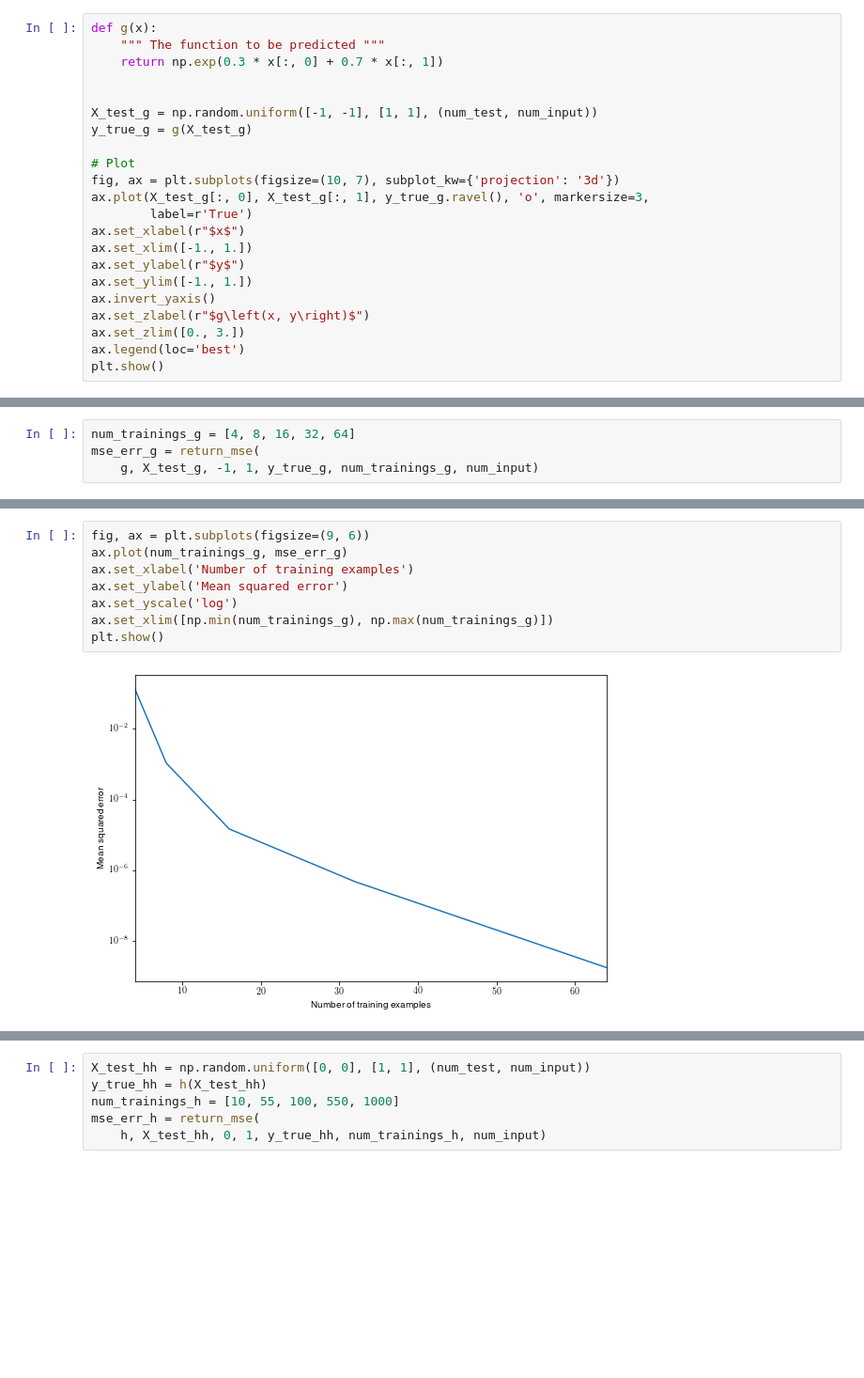
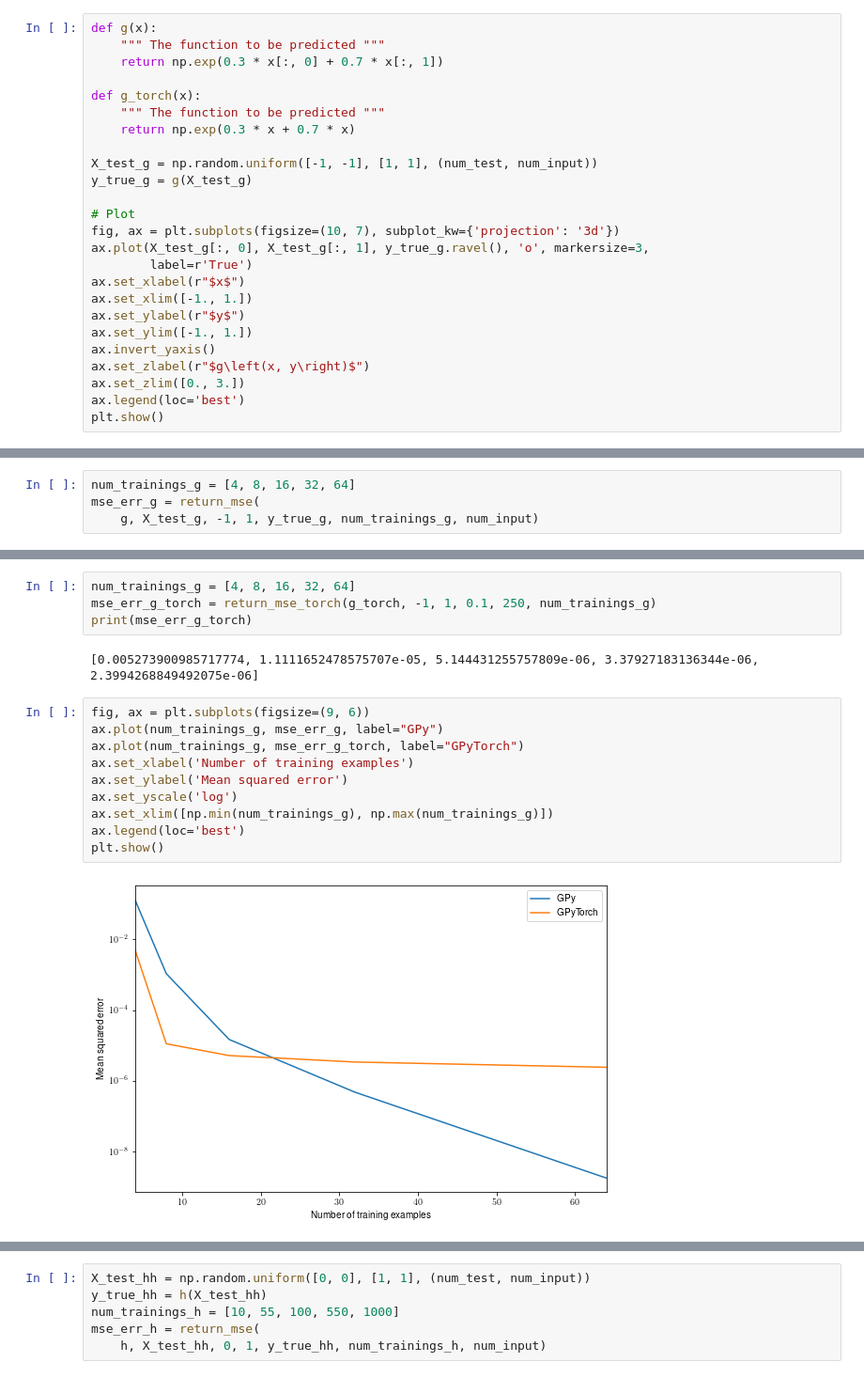
Before and after one commit to takafusui/GPstudy, a Jupyter notebook: notebooks/analytical_GPy.ipynb, the cells around one changed output, grey strips where cells are left out. Shown: that part at 94% size. Saved outputs shown, nothing was run; the diff lists cells and outputs as text; blank space fills up the shorter version.

```diff
--- a/notebooks/analytical_GPy.ipynb
+++ b/notebooks/analytical_GPy.ipynb
@@ -108,6 +209,9 @@ def g(x):
     """ The function to be predicted """
     return np.exp(0.3 * x[:, 0] + 0.7 * x[:, 1])
 
+def g_torch(x):
+    """ The function to be predicted """
+    return np.exp(0.3 * x + 0.7 * x)
 
 X_test_g = np.random.uniform([-1, -1], [1, 1], (num_test, num_input))
 y_true_g = g(X_test_g)
@@ -137,11 +245,19 @@ mse_err_g = return_mse(
+# %%
+num_trainings_g = [4, 8, 16, 32, 64]
+mse_err_g_torch = return_mse_torch(g_torch, -1, 1, 0.1, 250, num_trainings_g)
+print(mse_err_g_torch)
+# %% [output]
+[0.005273900985717774, 1.1111652478575707e-05, 5.144431255757809e-06, 3.37927183136344e-06, 2.3994268849492075e-06]
 # %%
 fig, ax = plt.subplots(figsize=(9, 6))
-ax.plot(num_trainings_g, mse_err_g)
+ax.plot(num_trainings_g, mse_err_g, label="GPy")
+ax.plot(num_trainings_g, mse_err_g_torch, label="GPyTorch")
 ax.set_xlabel('Number of training examples')
 ax.set_ylabel('Mean squared error')
 ax.set_yscale('log')
 ax.set_xlim([np.min(num_trainings_g), np.max(num_trainings_g)])
+ax.legend(loc='best')
 plt.show()
 # %% [output]
-[figure, old version]
+[figure, new version]
 # %% [markdown]
```
Also changed, not shown: parts of 20 cells of this notebook, 1 other file.
